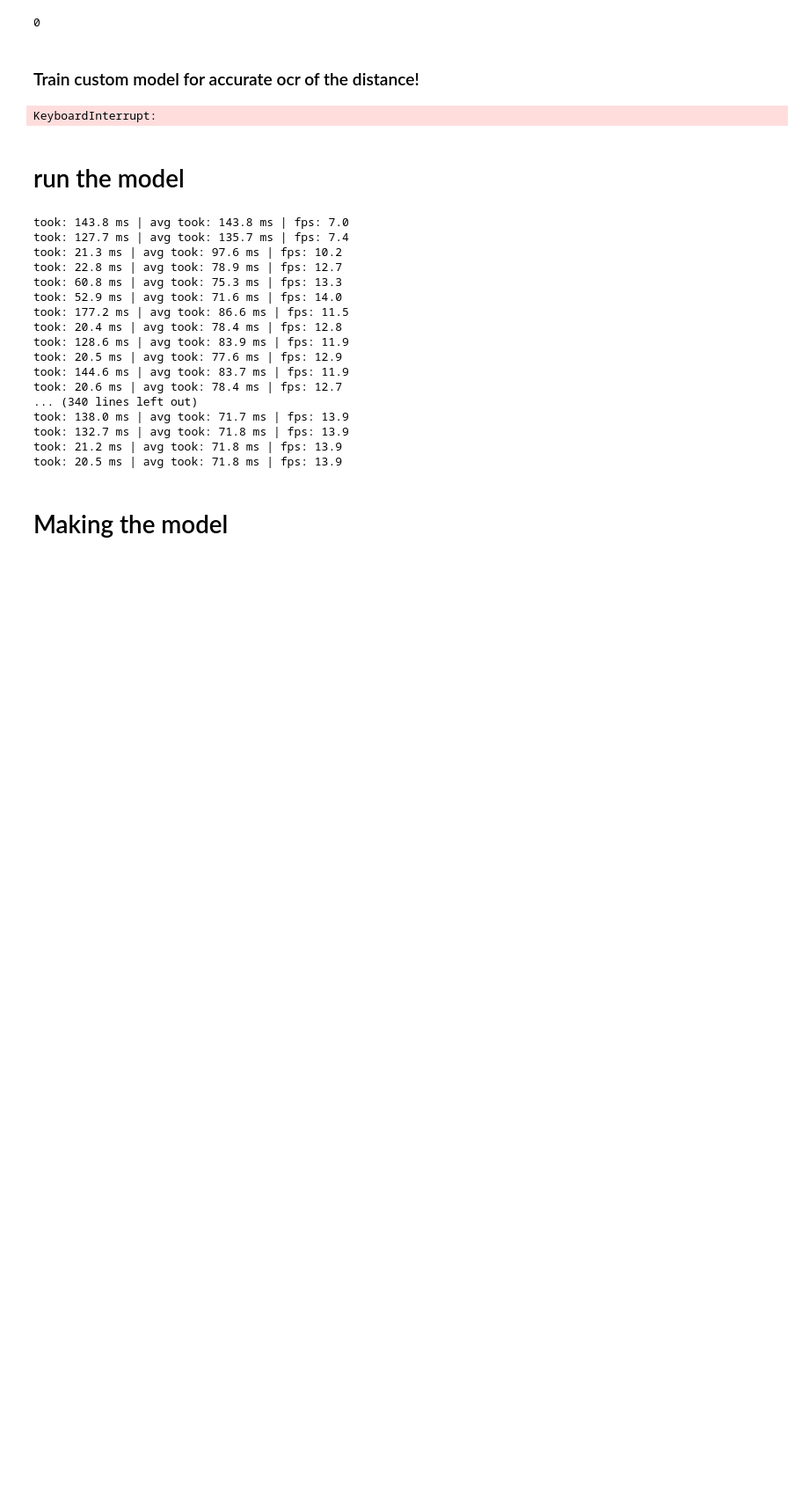
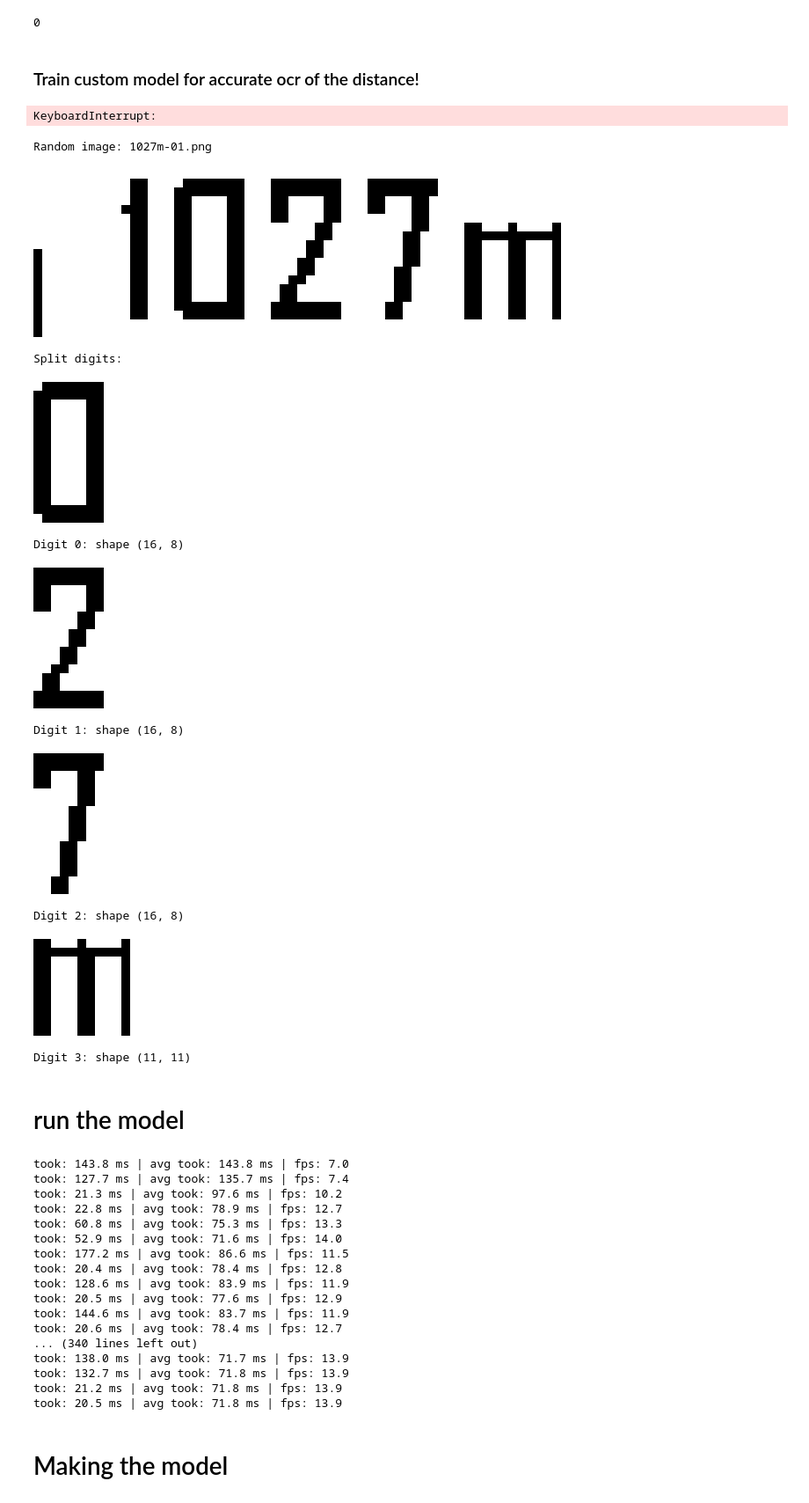
Before and after one commit to ezio4df/rl-hill-climb-racer, a Jupyter notebook: main.ipynb, the cells around one changed output. Shown at 88% size. Drawn from its saved outputs; the diff is of its cells as text; code cells hidden in the pictures; blank space fills up the shorter version.

```diff
--- a/main.ipynb
+++ b/main.ipynb
@@ -485,12 +485,54 @@ def split_digits(roi):
         digits.append(digit)
 
     return digits
+
+def scale_pil_image(img: Image.Image, scale: int) -> Image.Image:
+    """Scale up a PIL image by integer factor using nearest neighbor."""
+    return img.resize((img.width * scale, img.height * scale), Image.NEAREST)
 # %%
-distance_roi = get_distance_img(frame)  # your existing ROI
-digit_images = split_digits(distance_roi)
+import os
+import random
+from IPython.display import display
+from PIL import Image
+import cv2
 
-for i, digit_img in enumerate(digit_images):
-    cv2.imshow(f"Digit {i}", digit_img)
+# Get a random labeled image
+labeled_dir = "assets/labeled"
+labeled_images = [f for f in os.listdir(labeled_dir) if f.endswith('.png')]
+if not labeled_images:
+    raise FileNotFoundError("No labeled images found!")
+
+random_img = random.choice(labeled_images)
+img_path = os.path.join(labeled_dir, random_img)
+print(f"Random image: {random_img}")
+
+# Load image
+roi = cv2.imread(img_path, cv2.IMREAD_GRAYSCALE)
+display(scale_pil_image(Image.fromarray(roi), scale=10))
+
+# Split digits
+digit_images = split_digits(roi)
+
+# Display each digit in notebook
+print("Split digits:")
+for i, digit in enumerate(digit_images):
+    # Convert OpenCV (BGR/gray) to PIL for notebook display
+    pil_img = Image.fromarray(digit)
+    pil_img = scale_pil_image(pil_img, scale=10)
+    display(pil_img)
+    print(f"Digit {i}: shape {digit.shape}")
+# %% [output]
+Random image: 1027m-01.png
+[figure, added]
+Split digits:
+[figure, added]
+Digit 0: shape (16, 8)
+[figure, added]
+Digit 1: shape (16, 8)
+[figure, added]
+Digit 2: shape (16, 8)
+[figure, added]
+Digit 3: shape (11, 11)
 # %% [markdown]
 # run the model
 # %%
```
